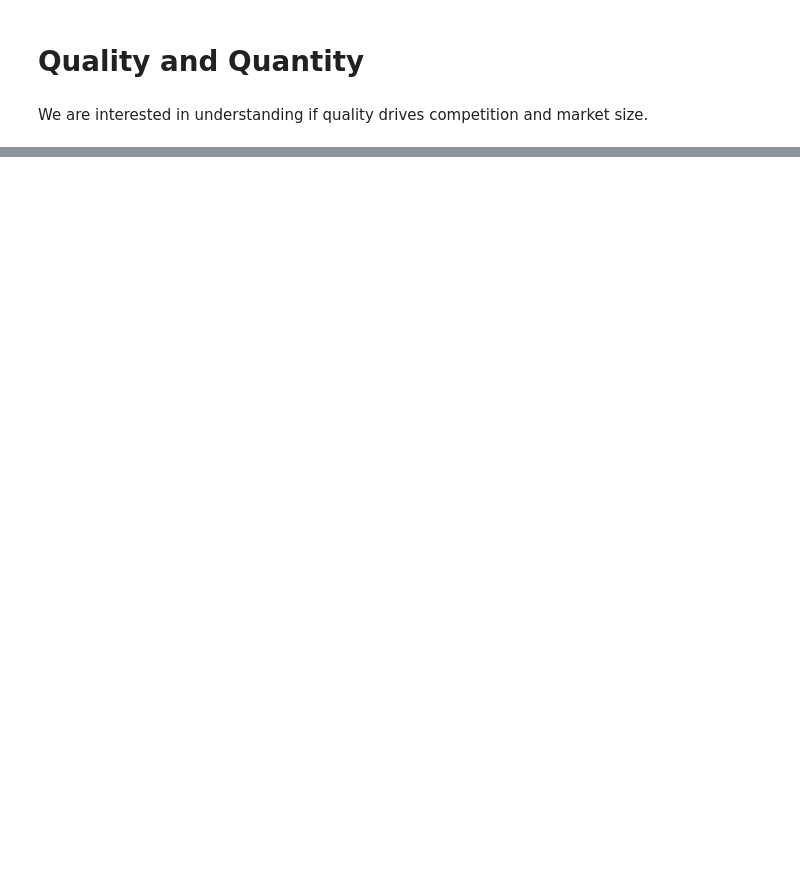
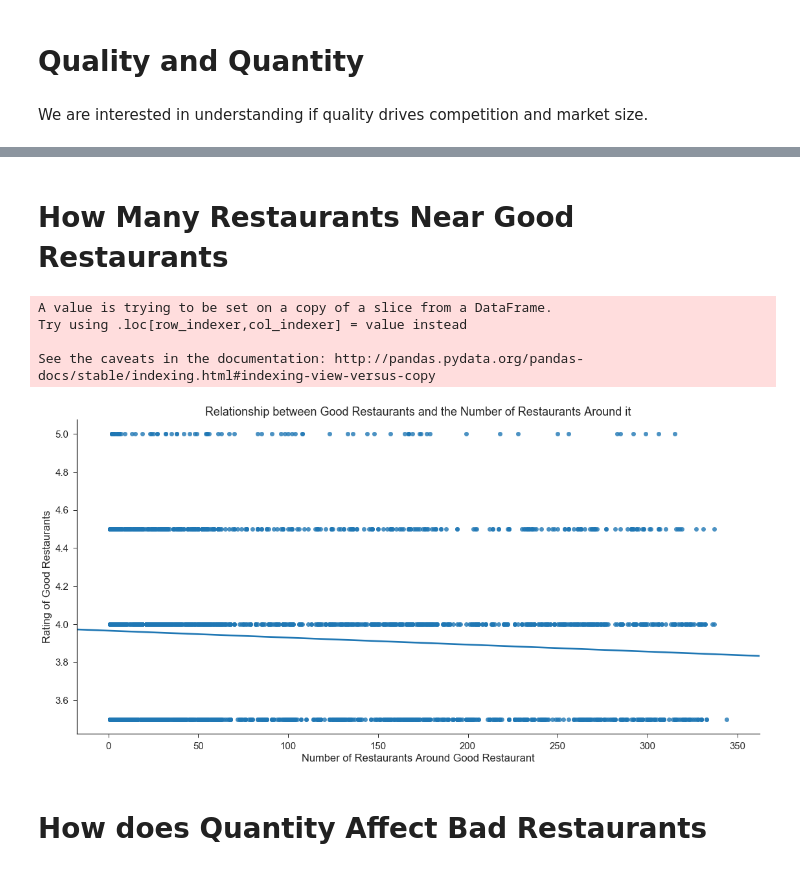
Before and after one commit to shrutirao94/Restaurant-Quality-and-Co-location-in-Toronto, a Jupyter notebook: Quality and Restaurant Analysis.ipynb, the cells around one changed output, grey strips where cells are left out. Cells and saved outputs as stored; diff of their text form; code cells hidden in the pictures; blank space fills up the shorter version.

```diff
--- a/Quality and Restaurant Analysis.ipynb
+++ b/Quality and Restaurant Analysis.ipynb
@@ -393 +374,3 @@ plt.ylabel('Rating of Restaurants')
 [figure]
+# %% [markdown]
+# How Many Restaurants Near Good Restaurants
@@ -393,0 +379,58 @@ plt.ylabel('Rating of Restaurants')
+# %%
+good_restaurant_count_df = pd.DataFrame()
+
+def haversine(x):
+
+    global good_restaurants_df
+    global good_restaurant_count_df
+
+    # Initialize empty DataFrame
+    df = pd.DataFrame()
+    measure_1 = pd.DataFrame()
+
+    # Calculate the latitudes, longitudes:
+    df['LAT_rad'], df['LON_rad'] = np.radians(good_restaurants_df['latitude']), np.radians(good_restaurants_df['longitude'])
+    df['dLON'] = df['LON_rad'] - math.radians(x['longitude'])
+    df['dLAT'] = df['LAT_rad'] - math.radians(x['latitude'])
+
+    # Use Haversine's formula
+    good_restaurants_df['distance'] = 6367 * 2 * np.arcsin(np.sqrt(np.sin(df['dLAT']/2)**2 + math.cos(math.radians(37.2175900)) * np.cos(df['LAT_rad']) * np.sin(df['dLON']/2)**2))
+
+    # Only consider pubs within a distance of 1 km of the chosen pub
+    measure_1 = good_restaurants_df
+    measure_1 = measure_1.loc[good_restaurants_df['distance'] <=1]
+
+    # Calculate the number of pubs
+    good_restaurant_count = len(measure_1.index)
+    #density = (measure_1['stars'].count())/ (2*math.pi*1.0*1.0)
+
+    good_restaurant_count_df = good_restaurant_count_df.append({'name': x['name'].item(), 'rating': x['stars'].item(), 'good_restaurant_count':good_restaurant_count}, ignore_index=True)
+    return good_restaurant_count_df
+
+
+for line in good_restaurants_df['index_no']:
+    x = good_restaurants_df.loc[good_restaurants_df['index_no'] == line]
+    haversine(x)
+# %% [output]
+A value is trying to be set on a copy of a slice from a DataFrame.
+Try using .loc[row_indexer,col_indexer] = value instead
+
+See the caveats in the documentation: http://pandas.pydata.org/pandas-docs/stable/indexing.html#indexing-view-versus-copy
+# %%
+#Set style
+sns.set_context("notebook", font_scale=1.5)
+sns.set_style("ticks")
+
+# Plot Data
+g = sns.lmplot(x="good_restaurant_count", y="rating", size=8, ci=None, data=good_restaurant_count_df,aspect=2.0)
+
+# Plot Labels
+plt.title("Relationship between Good Restaurants and the Number of Restaurants Around it")
+plt.xlabel('Number of Restaurants Around Good Restaurant')
+plt.ylabel('Rating of Good Restaurants')
+
+plt.savefig("Relationship between Good Restaurants and the Number of Restaurants Around it.png")
+# %% [output]
+[figure, added]
+# %% [markdown]
+# How does Quantity Affect Bad Restaurants
```
Also changed, not shown: parts of 29 cells of this notebook.
